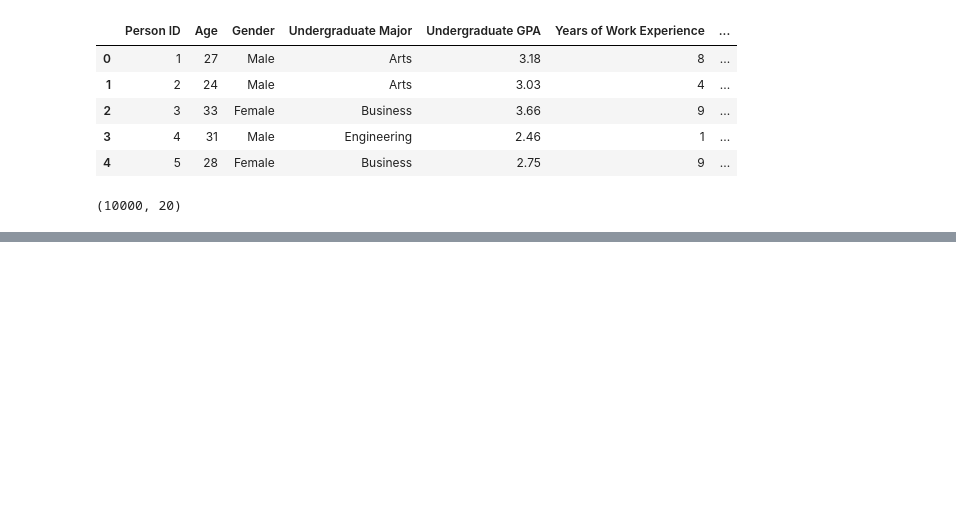
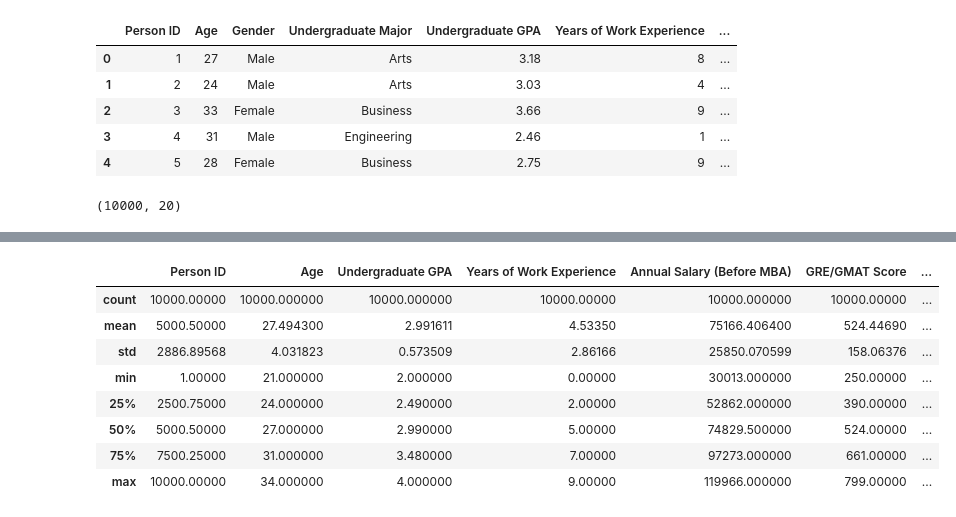
Before and after one commit to Malinda1/prediction-of-MBA, a Jupyter notebook: Exploratory_Data_Analysis.ipynb, the cells around one changed output, grey strips where cells are left out. Saved outputs shown, nothing was run; the diff lists cells and outputs as text; code cells hidden in the pictures; blank space fills up the shorter version.

```diff
--- a/Exploratory_Data_Analysis.ipynb
+++ b/Exploratory_Data_Analysis.ipynb
@@ -26,0 +57,13 @@ data_v1.shape
+# %%
+# Exploring statistical data
+data_v1.describe()
+# %% [output]
+|  | Person ID | Age | Undergraduate GPA | Years of Work Experience | Annual Salary (Before MBA) | GRE/GMAT Score | ... |
+| count | 10000.00000 | 10000.000000 | 10000.000000 | 10000.00000 | 10000.000000 | 10000.00000 | ... |
+| mean | 5000.50000 | 27.494300 | 2.991611 | 4.53350 | 75166.406400 | 524.44690 | ... |
+| std | 2886.89568 | 4.031823 | 0.573509 | 2.86166 | 25850.070599 | 158.06376 | ... |
+| min | 1.00000 | 21.000000 | 2.000000 | 0.00000 | 30013.000000 | 250.00000 | ... |
+| 25% | 2500.75000 | 24.000000 | 2.490000 | 2.00000 | 52862.000000 | 390.00000 | ... |
+| 50% | 5000.50000 | 27.000000 | 2.990000 | 5.00000 | 74829.500000 | 524.00000 | ... |
+| 75% | 7500.25000 | 31.000000 | 3.480000 | 7.00000 | 97273.000000 | 661.00000 | ... |
+| max | 10000.00000 | 34.000000 | 4.000000 | 9.00000 | 119966.000000 | 799.00000 | ... |
```
Also changed, not shown: parts of 5 cells of this notebook.
